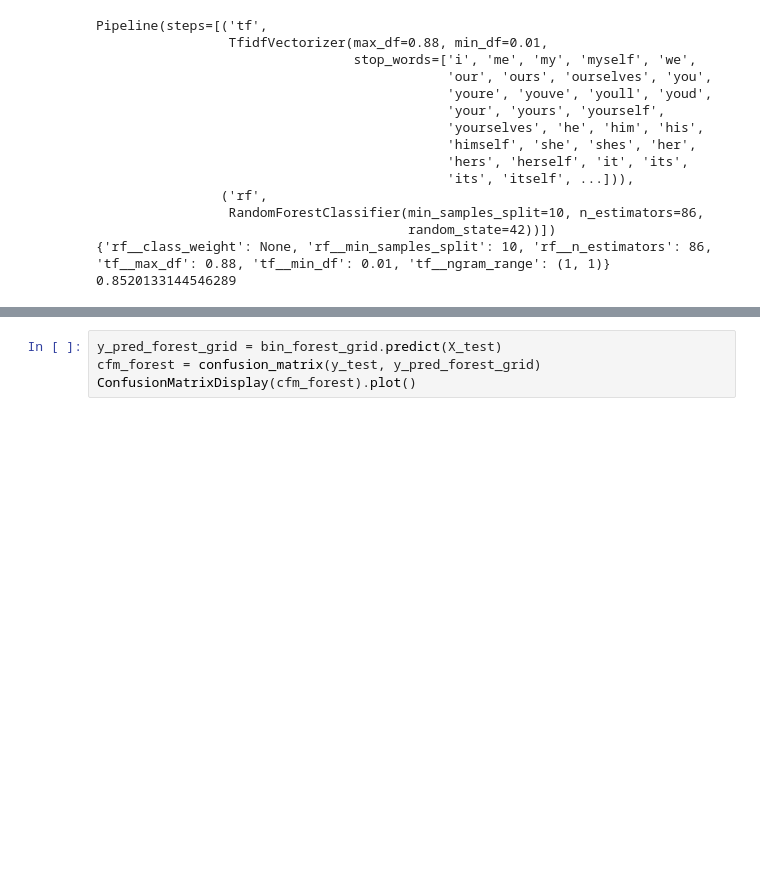
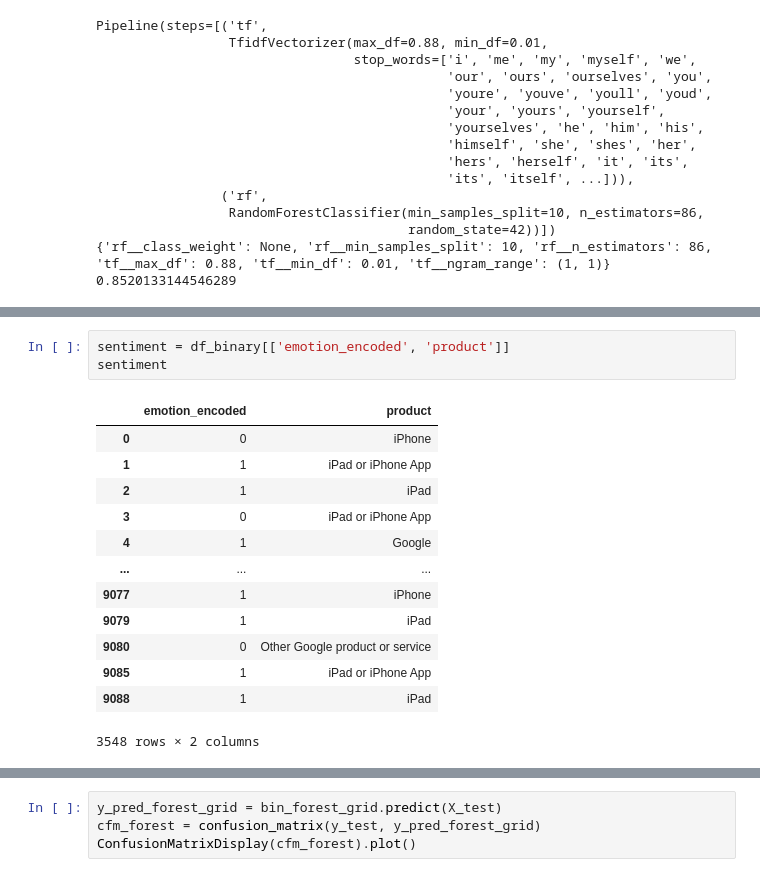
Before and after one commit to aungsias/TwitterNLP, a Jupyter notebook: Michael Scratch Notebook.ipynb, the cells around one changed output, grey strips where cells are left out. Saved outputs shown, nothing was run; the diff lists cells and outputs as text; blank space fills up the shorter version.

```diff
--- a/Michael Scratch Notebook.ipynb
+++ b/Michael Scratch Notebook.ipynb
@@ -374,0 +407,17 @@ Pipeline(steps=[('tf',
+# %%
+sentiment = df_binary[['emotion_encoded', 'product']]
+sentiment
+# %% [output]
+|  | emotion_encoded | product |
+| 0 | 0 | iPhone |
+| 1 | 1 | iPad or iPhone App |
+| 2 | 1 | iPad |
+| 3 | 0 | iPad or iPhone App |
+| 4 | 1 | Google |
+| ... | ... | ... |
+| 9077 | 1 | iPhone |
+| 9079 | 1 | iPad |
+| 9080 | 0 | Other Google product or service |
+| 9085 | 1 | iPad or iPhone App |
+| 9088 | 1 | iPad |
+3548 rows × 2 columns
```
Also changed, not shown: parts of 47 cells of this notebook, 2 other files.
